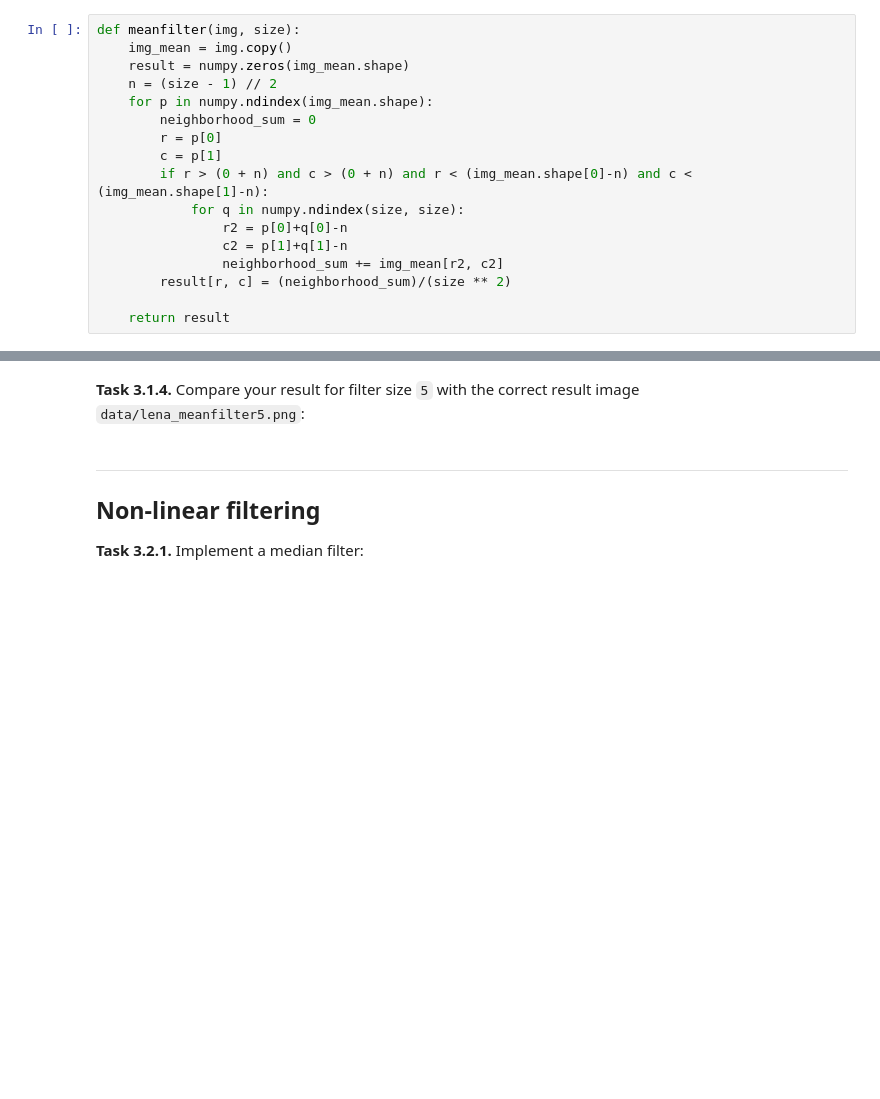
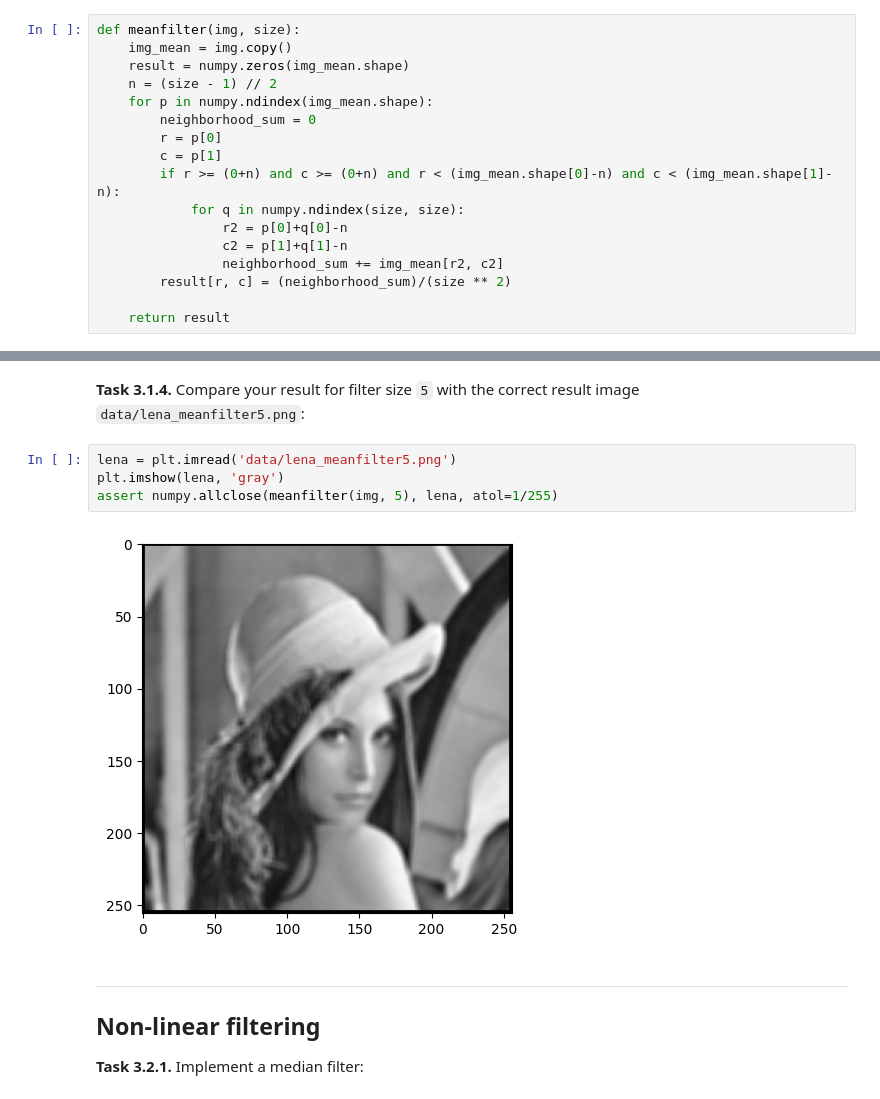
Before and after one commit to leventetn/mobi-fs3-python, a Jupyter notebook: task3.ipynb, the cells around one changed output, grey strips where cells are left out. Drawn from its saved outputs; the diff is of its cells as text; blank space fills up the shorter version.

```diff
--- a/task3.ipynb
+++ b/task3.ipynb
@@ -26,7 +26,7 @@ def meanfilter(img, size):
         neighborhood_sum = 0
         r = p[0]
         c = p[1]
-        if r > (0 + n) and c > (0 + n) and r < (img_mean.shape[0]-n) and c < (img_mean.shape[1]-n):
+        if r >= (0+n) and c >= (0+n) and r < (img_mean.shape[0]-n) and c < (img_mean.shape[1]-n):
             for q in numpy.ndindex(size, size):
                 r2 = p[0]+q[0]-n
                 c2 = p[1]+q[1]-n
@@ -43,6 +43,12 @@ plt.imshow(meanfilter(img, 3), 'gray')
 [figure]
 # %% [markdown]
 **<a id="#">Task 3.1.4.</a>** Compare your result for filter size `5` with the correct result image `data/lena_meanfilter5.png`:
+# %%
+lena = plt.imread('data/lena_meanfilter5.png')
+plt.imshow(lena, 'gray')
+assert numpy.allclose(meanfilter(img, 5), lena, atol=1/255)
+# %% [output]
+[figure, added]
 # %% [markdown]
 ---
 
```
